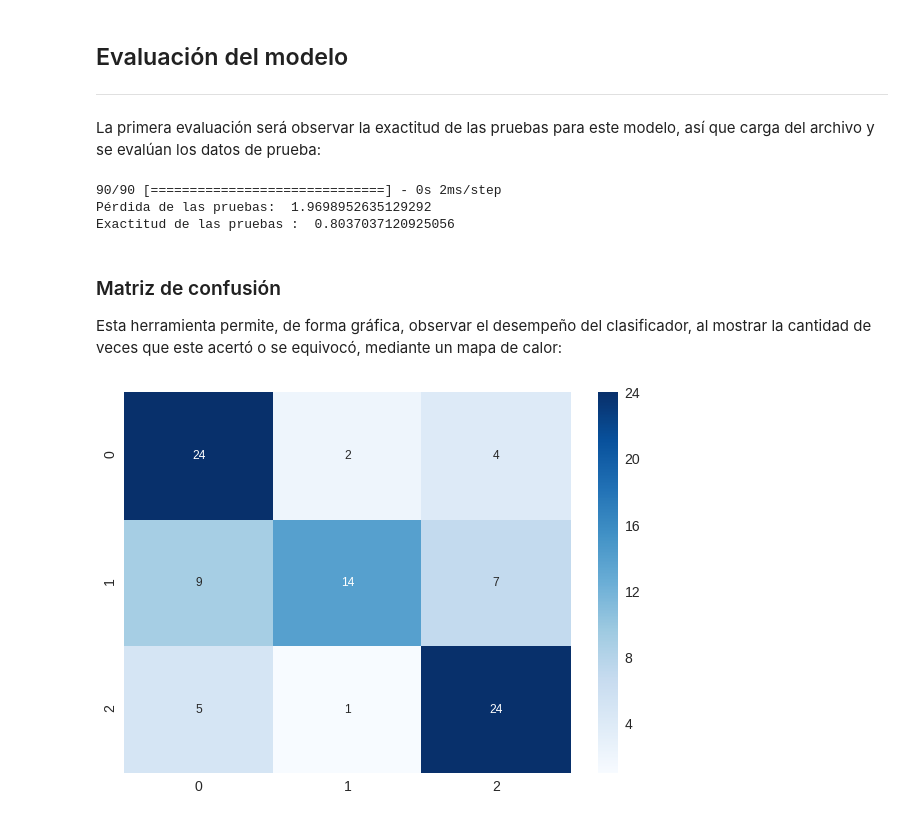
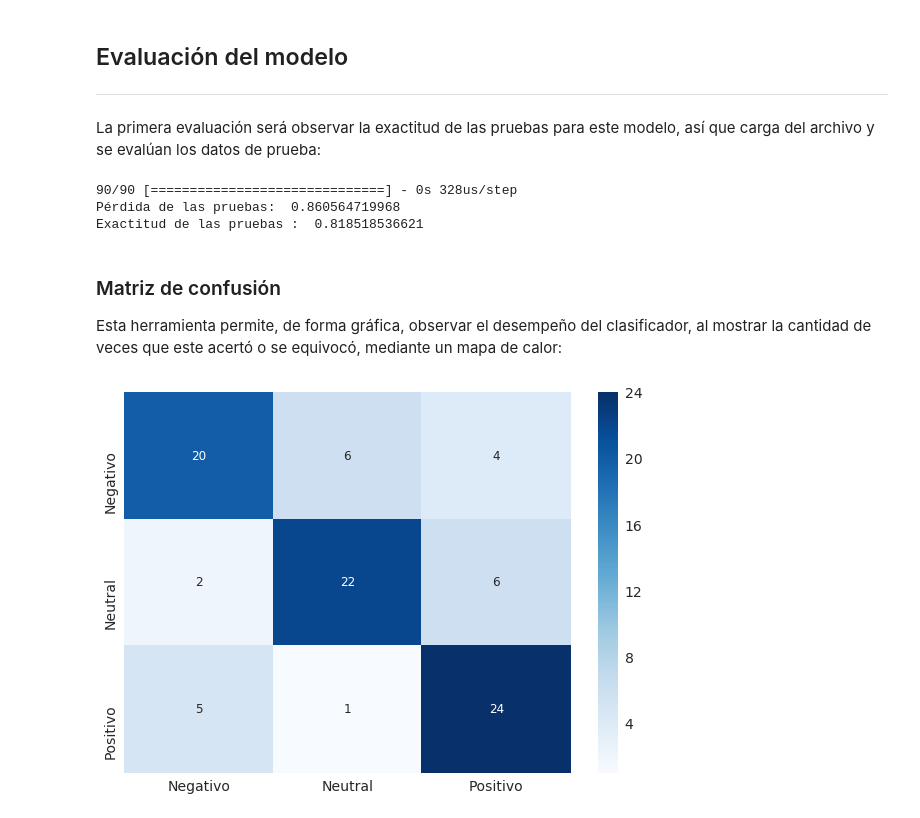
Before and after one commit to jhonabreul/Proyecto_SistemasComputacionales_AbreuJ, a Jupyter notebook: aplicacion/notebooks/modelo.ipynb, the cells around one changed output. Saved outputs shown, nothing was run; the diff lists cells and outputs as text; code cells hidden in the pictures.

```diff
--- a/aplicacion/notebooks/modelo.ipynb
+++ b/aplicacion/notebooks/modelo.ipynb
@@ -79,10 +79,10 @@ import os
 #   NOTA: cambiar PROJECT_DIR al directorio raíz del proyecto
 #     Para drive, cambie la siguiente variable a la ruta del
 #     proyecto en su Drive:
-#PROJECT_DIR = 'drive/ULA/sistemascomputacionales/entrega'
+#PROJECT_DIR = 'drive/ULA/sistemascomputacionales/aplicacion'
 #     Para entorno local, cambie la siguiente variable para apunta
 #     a la ruta abosluta del proyecto en su disco:
-PROJECT_DIR = ('/home/jhonathan/Documentos/ula/sistemas_computacionales/'
+PROJECT_DIR = ('/home/jhonathanabreu/Documentos/ula/sistemas_computacionales/'
                'Proyecto_SistemasComputacionales_AbreuJ/aplicacion')
 DATASETS_DIR = os.path.join(PROJECT_DIR, 'datasets')
 ORIGINAL_DATASETS_DIR = os.path.join(DATASETS_DIR, 'originales')
@@ -387,12 +401,11 @@ model = buildModel(trainVectors.shape[2])
 model.load_weights(modelFileName)
 scores = model.evaluate(testVectors, testLabels, verbose = 1)
 
-print('Pérdida de las pruebas: ', scores[0])
 print('Exactitud de las pruebas : ', scores[1])
 # %% [output]
-90/90 [==============================] - 0s 2ms/step
-Pérdida de las pruebas:  1.9698952635129292
-Exactitud de las pruebas :  0.8037037120925056
+90/90 [==============================] - 0s 328us/step
+Pérdida de las pruebas:  0.860564719968
+Exactitud de las pruebas :  0.818518536621
 # %% [markdown]
 ### Matriz de confusión
 
@@ -400,19 +413,22 @@ Esta herramienta permite, de forma gráfica, observar el desempeño del clasific
 # %%
 from sklearn.metrics import confusion_matrix
 import matplotlib.pyplot as plot
+
+plot.rcParams['backend'] = "Qt4Agg"
+
 import seaborn as sn
 
 predictions = model.predict(testVectors, verbose=2)
 predictions = np.argmax(predictions, axis = 1)
 confusionMatrix = confusion_matrix(np.argmax(testLabels, axis = 1), predictions)
 
 confusionMatrixDataFrame = pd.DataFrame(confusionMatrix,
                                         ['Negativo', 'Neutral', 'Positivo'],
                                         ['Negativo', 'Neutral', 'Positivo'])
 plot.figure(figsize = (10, 7))
 sn.set(font_scale = 1.4)
 sn.heatmap(confusionMatrixDataFrame, annot = True, annot_kws = {'size': 12},
            fmt = 'g', cmap = 'Blues')
 plot.show()
 # %% [output]
-[figure, old version]
+[figure, new version]
```
Also changed, not shown: parts of 9 cells of this notebook, 15 other files.
